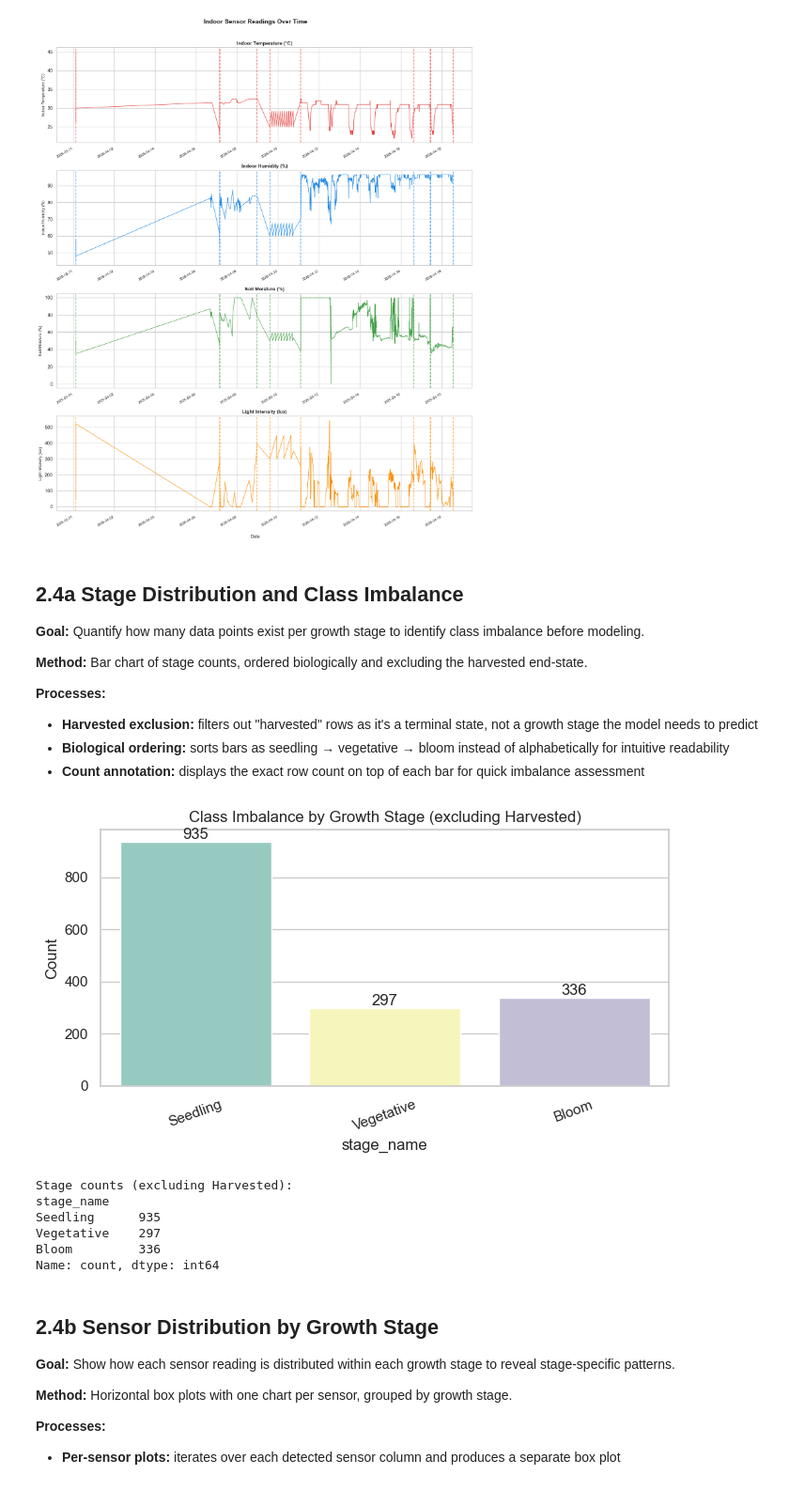
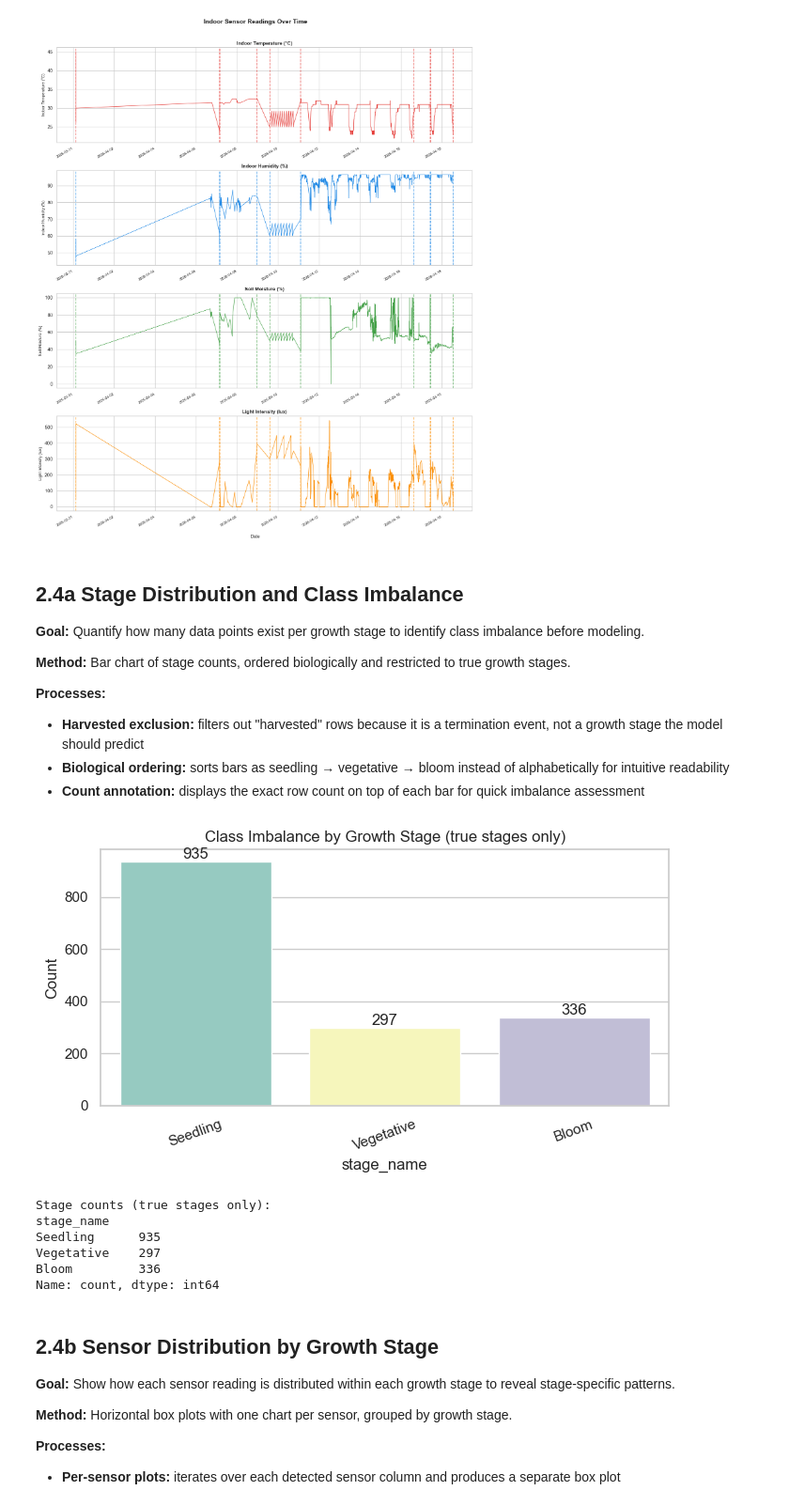
Before and after one commit to Plant-IQ/AutoGrow_DataAnalytics, a Jupyter notebook: data_analytics/AutoGrow_improved.ipynb, the cells around one changed output. Shown at 94% size. Saved outputs shown, nothing was run; the diff lists cells and outputs as text; code cells hidden in the pictures.

```diff
--- a/data_analytics/AutoGrow_improved.ipynb
+++ b/data_analytics/AutoGrow_improved.ipynb
@@ -448,10 +458,10 @@ else:
 
 **Goal:** Quantify how many data points exist per growth stage to identify class imbalance before modeling.
 
-**Method:** Bar chart of stage counts, ordered biologically and excluding the harvested end-state.
+**Method:** Bar chart of stage counts, ordered biologically and restricted to true growth stages.
 
 **Processes:**
-- **Harvested exclusion:** filters out "harvested" rows as it's a terminal state, not a growth stage the model needs to predict
+- **Harvested exclusion:** filters out "harvested" rows because it is a termination event, not a growth stage the model should predict
 - **Biological ordering:** sorts bars as seedling → vegetative → bloom instead of alphabetically for intuitive readability
 - **Count annotation:** displays the exact row count on top of each bar for quick imbalance assessment
 # %%
@@ -460,38 +470,38 @@ if stage_col is None:
     print('No stage column found; skip stage-based plots.')
 else:
     stage_values = ag[stage_col].astype(str).str.strip()
-    # Exclude 'harvested' since it's an end state, not a growth stage we want to model
+    # Exclude 'harvested' because it is a termination event, not a stage we want to model
     stage_values = stage_values[stage_values.str.lower() != 'harvested']
     counts = stage_values.value_counts()
 
     if counts.empty:
         print('No non-harvested stages found; skip stage-based plots.')
     else:
         # Force biological order (seedling → vegetative → bloom) instead of alphabetical
         stage_rank = {'seedling': 0, 'vegetative': 1, 'bloom': 2}
         ordered_labels = sorted(
             counts.index,
             key=lambda s: (stage_rank.get(str(s).strip().lower(), 99), str(s))
         )
         counts = counts.reindex(ordered_labels)
 
         plt.figure(figsize=(7, 4))
         sns.barplot(x=counts.index, y=counts.values, hue=counts.index, palette="Set3", legend=False)
-        plt.title('Class Imbalance by Growth Stage (excluding Harvested)')
+        plt.title('Class Imbalance by Growth Stage (true stages only)')
         plt.ylabel('Count')
         plt.xlabel(stage_col)
         plt.xticks(rotation=20)
         # Annotate exact count on top of each bar
         for i, v in enumerate(counts.values):
             plt.text(i, v, str(v), ha='center', va='bottom')
         plt.tight_layout()
         plt.show()
 
-        print('Stage counts (excluding Harvested):')
+        print('Stage counts (true stages only):')
         print(counts)
 # %% [output]
-[figure, old version]
+[figure, new version]
-Stage counts (excluding Harvested):
+Stage counts (true stages only):
 stage_name
 Seedling      935
 Vegetative    297
```
Also changed, not shown: parts of 14 cells of this notebook, 8 other files.
